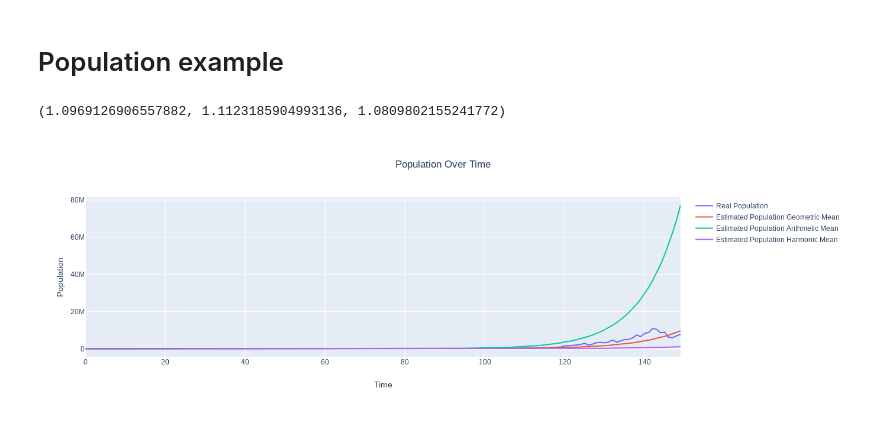
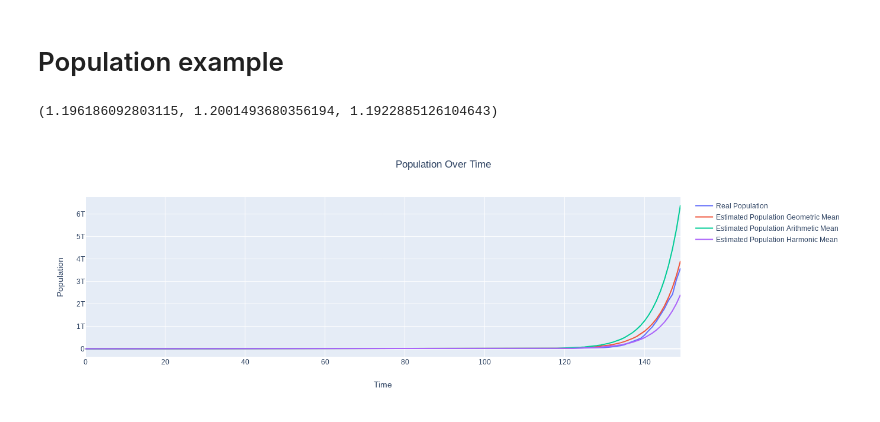
Before and after one commit to wolfenfeld/ML-Tutorials, a Jupyter notebook: notebooks/Untitled1.ipynb, the cells around one changed output. Drawn from its saved outputs; the diff is of its cells as text; code cells hidden in the pictures.

```diff
--- a/notebooks/Untitled1.ipynb
+++ b/notebooks/Untitled1.ipynb
@@ -84,8 +91,8 @@ iplot(go.Figure(data=[go.Bar(x=x_axis,y=[(harmonic_mean_v*t_i).sum(),(arithmetic
 # Population example
 # %%
 horizon = 150
-mu=1.1
-sigma=0.2
+mu=1.2
+sigma=0.1
 alpha_t = sigma * np.random.randn(horizon) + mu
 
 amount_of_samples = int(0.7*horizon)
@@ -106,14 +113,17 @@ estimated_population_harmonic = initial_population*np.geomspace(1, harmonic_mean
 # %%
 geometric_mean_alpha, arithmetic_mean_alpha, harmonic_mean_alpha
 # %% [output]
-(1.0969126906557882, 1.1123185904993136, 1.0809802155241772)
+(1.196186092803115, 1.2001493680356194, 1.1922885126104643)
 # %%
 layout = go.Layout(title={'text':'Population Over Time','x':0.5},xaxis_title='Time', yaxis_title='Population')
 
-iplot(go.Figure(data=[go.Scatter(x=list(range(horizon)),y=population,name='Real Population'),
+fig = go.Figure(data=[go.Scatter(x=list(range(horizon)),y=population,name='Real Population'),
                      go.Scatter(x=list(range(horizon)),y=estimated_population_geometric,name='Estimated Population Geometric Mean'),
                      go.Scatter(x=list(range(horizon)),y=estimated_population_arithmetic,name='Estimated Population Arithmetic Mean'),
                       go.Scatter(x=list(range(horizon)),y=estimated_population_harmonic,name='Estimated Population Harmonic Mean')],
-               layout=layout))
+               layout=layout)
+
+py.plot(fig,filename='Population Over Time')
+iplot(fig)
 # %% [output]
-[figure, old version]
+[figure, new version]
```
Also changed, not shown: parts of 4 cells of this notebook, 3 other files.
